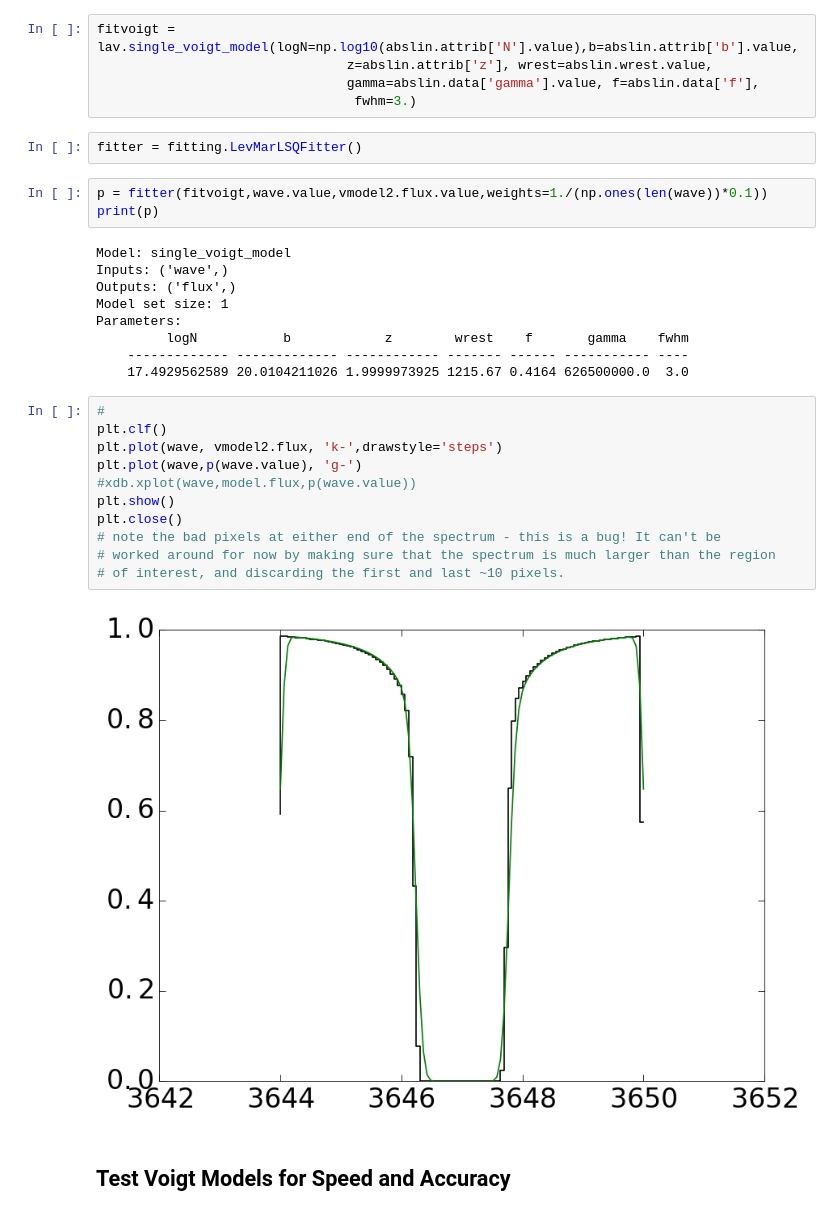
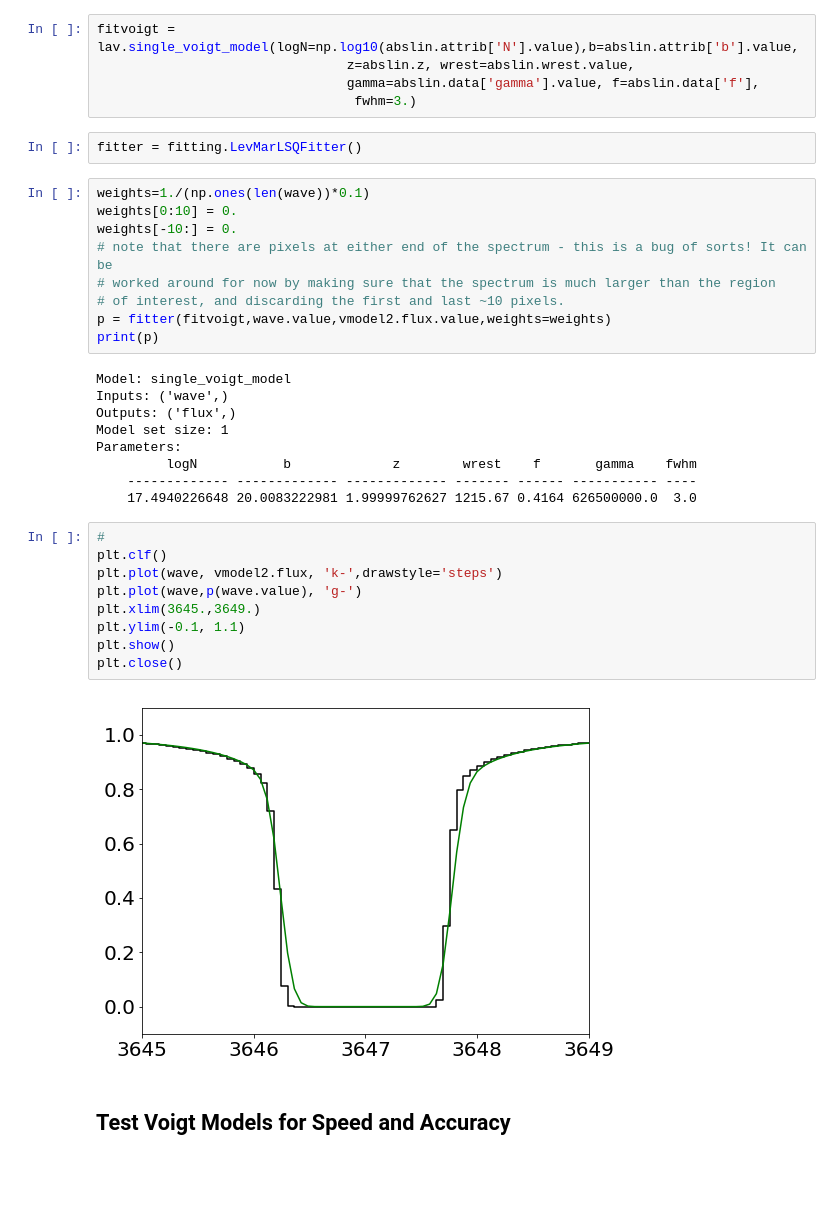
Before and after one commit to linetools/linetools, a Jupyter notebook: docs/examples/Voigt_examples.ipynb, the cells around one changed output. Drawn from its saved outputs; the diff is of its cells as text; blank space fills up the shorter version.

```diff
--- a/docs/examples/Voigt_examples.ipynb
+++ b/docs/examples/Voigt_examples.ipynb
@@ -110,36 +116,40 @@ plt.close()
 from astropy.modeling import fitting
 # %%
 fitvoigt = lav.single_voigt_model(logN=np.log10(abslin.attrib['N'].value),b=abslin.attrib['b'].value,
-                                z=abslin.attrib['z'], wrest=abslin.wrest.value,
+                                z=abslin.z, wrest=abslin.wrest.value,
                                 gamma=abslin.data['gamma'].value, f=abslin.data['f'],
                                  fwhm=3.)
 # %%
 fitter = fitting.LevMarLSQFitter()
-# %%
-p = fitter(fitvoigt,wave.value,vmodel2.flux.value,weights=1./(np.ones(len(wave))*0.1))
-print(p)
-# %% [output]
-Model: single_voigt_model
-Inputs: ('wave',)
-Outputs: ('flux',)
-Model set size: 1
-Parameters:
-         logN           b            z        wrest    f       gamma    fwhm
-    ------------- ------------- ------------ ------- ------ ----------- ----
-    17.4929562589 20.0104211026 1.9999973925 1215.67 0.4164 626500000.0  3.0
 # %%
-#
-plt.clf()
-plt.plot(wave, vmodel2.flux, 'k-',drawstyle='steps')
-plt.plot(wave,p(wave.value), 'g-')
-#xdb.xplot(wave,model.flux,p(wave.value))
-plt.show()
-plt.close()
-# note the bad pixels at either end of the spectrum - this is a bug! It can't be
+weights=1./(np.ones(len(wave))*0.1)
+weights[0:10] = 0.
+weights[-10:] = 0.
+# note that there are pixels at either end of the spectrum - this is a bug of sorts! It can be
 # worked around for now by making sure that the spectrum is much larger than the region
 # of interest, and discarding the first and last ~10 pixels.
+p = fitter(fitvoigt,wave.value,vmodel2.flux.value,weights=weights)
+print(p)
 # %% [output]
-[figure, removed]
+Model: single_voigt_model
+Inputs: ('wave',)
+Outputs: ('flux',)
+Model set size: 1
+Parameters:
+         logN           b             z        wrest    f       gamma    fwhm
+    ------------- ------------- ------------- ------- ------ ----------- ----
+    17.4940226648 20.0083222981 1.99999762627 1215.67 0.4164 626500000.0  3.0
+# %%
+#
+plt.clf()
+plt.plot(wave, vmodel2.flux, 'k-',drawstyle='steps')
+plt.plot(wave,p(wave.value), 'g-')
+plt.xlim(3645.,3649.)
+plt.ylim(-0.1, 1.1)
+plt.show()
+plt.close()
+# %% [output]
+[figure, added]
 # %% [markdown]
 ## Test Voigt Models for Speed and Accuracy
 # %%
```
Also changed, not shown: parts of 16 cells of this notebook, 5 other files.
